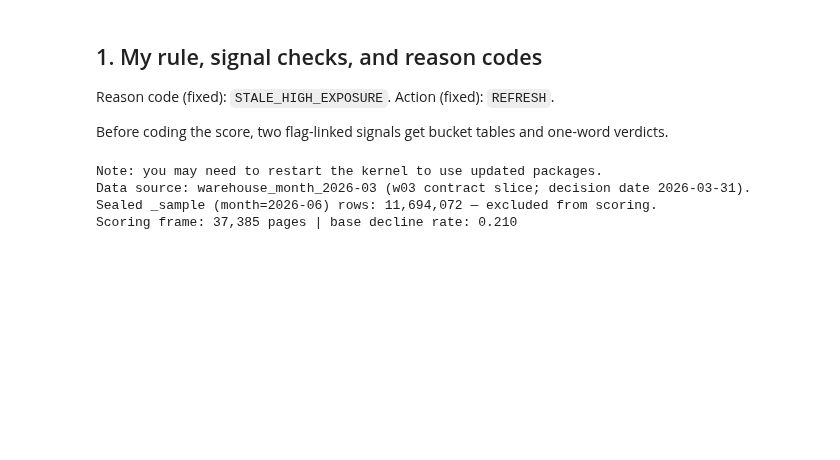
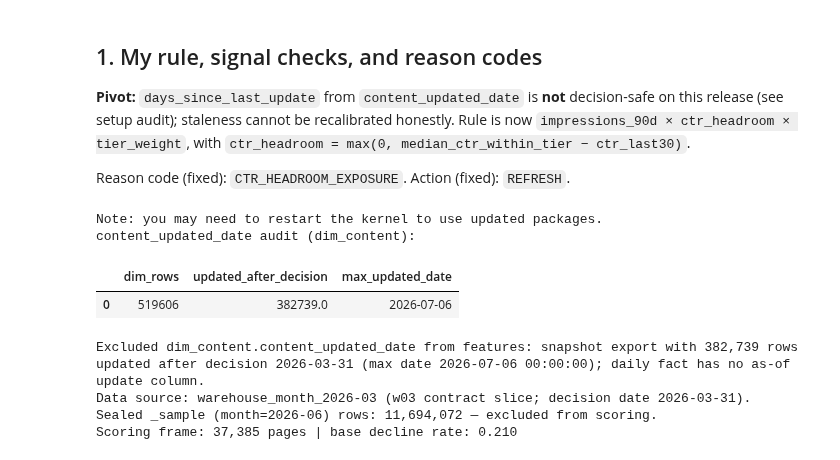
Before and after one commit to JunaidAhamed-7777/flyrank-machine-learning, a Jupyter notebook: work/notebooks/w04_baseline_score.ipynb, the cells around one changed output. Saved outputs shown, nothing was run; the diff lists cells and outputs as text; code cells hidden in the pictures; blank space fills up the shorter version.

```diff
--- a/work/notebooks/w04_baseline_score.ipynb
+++ b/work/notebooks/w04_baseline_score.ipynb
@@ -11,9 +11,9 @@
 # %% [markdown]
 ## 1. My rule, signal checks, and reason codes
 
-Reason code (fixed): `STALE_HIGH_EXPOSURE`. Action (fixed): `REFRESH`.
+**Pivot:** `days_since_last_update` from `content_updated_date` is **not** decision-safe on this release (see setup audit); staleness cannot be recalibrated honestly. Rule is now `impressions_90d × ctr_headroom × tier_weight`, with `ctr_headroom = max(0, median_ctr_within_tier − ctr_last30)`.
 
-Before coding the score, two flag-linked signals get bucket tables and one-word verdicts.
+Reason code (fixed): `CTR_HEADROOM_EXPOSURE`. Action (fixed): `REFRESH`.
 # %%
 %pip -q install duckdb huggingface_hub truststore pandas numpy
 
@@ -51,10 +51,21 @@ if not HF_TOKEN:
     )
 
 DECISION_DATE = "2026-03-31"
-STALE_DAYS = 180
 DATA_SOURCE = None
 BLOCKED_NOTE = None
+UPDATE_DATE_OUTCOME = None
+EXCLUDED_POST_DECISION_CREATED = 0
 con = None
+
+TIER_WEIGHT = {
+    "top_3": 1.0,
+    "page_1": 0.9,
+    "striking": 0.85,
+    "page_3_5": 0.7,
+    "deep": 0.5,
+    "no_data": 0.0,
+}
+
 
 def position_tier(pos: float) -> str:
     if pd.isna(pos) or pos <= 0:
@@ -73,10 +84,30 @@ def position_tier(pos: float) -> str:
 def load_from_warehouse():
     import duckdb
 
-    global con
+    global con, UPDATE_DATE_OUTCOME, EXCLUDED_POST_DECISION_CREATED
     con = duckdb.connect()
     con.execute(f"CREATE OR REPLACE SECRET hf (TYPE huggingface, TOKEN '{HF_TOKEN}')")
     rel = "hf://datasets/FlyRank/internship-warehouse"
+    dim_content = f"read_parquet('{rel}/dim_content.parquet')"
+
+    audit = con.sql(f"""
+        SELECT
+            COUNT(*) AS dim_rows,
+            SUM(CASE WHEN content_updated_date > DATE '{DECISION_DATE}' THEN 1 ELSE 0 END) AS updated_after_decision,
+            MAX(content_updated_date) AS max_updated_date
+        FROM {dim_content}
+    """).df()
+    print("content_updated_date audit (dim_content):")
+    display(audit)
+    post_dec = int(audit.loc[0, "updated_after_decision"])
+    max_upd = audit.loc[0, "max_updated_date"]
+    UPDATE_DATE_OUTCOME = (
+        "Excluded dim_content.content_updated_date from features: snapshot export with "
+        f"{post_dec:,} rows updated after decision {DECISION_DATE} (max date {max_upd}); "
+        "daily fact has no as-of update column."
+    )
+    print(UPDATE_DATE_OUTCOME)
+
     fact_90d = (
         "read_parquet(["
         f"'{rel}/fact_content_daily_performance/month=2026-01/*.parquet',"
@@ -84,7 +115,6 @@ def load_from_warehouse():
         f"'{rel}/fact_content_daily_performance/month=2026-03/*.parquet'"
         "])"
     )
-    dim_content = f"read_parquet('{rel}/dim_content.parquet')"
     sql = f"""
     WITH daily AS (
         SELECT * FROM {fact_90d}
@@ -101,6 +131,8 @@ def load_from_warehouse():
             SUM(CASE WHEN report_date > DATE '{DECISION_DATE}' - INTERVAL 60 DAY
                       AND report_date <= DATE '{DECISION_DATE}' - INTERVAL 30 DAY
                      THEN COALESCE(gsc_impressions, 0) ELSE 0 END) AS imp_prev30,
+            SUM(CASE WHEN report_date > DATE '{DECISION_DATE}' - INTERVAL 30 DAY
+                     THEN COALESCE(gsc_clicks, 0) ELSE 0 END) AS clk_last30,
             AVG(CASE WHEN report_date > DATE '{DECISION_DATE}' - INTERVAL 30 DAY
                      THEN gsc_avg_position END) AS avg_position,
             BOOL_AND(gsc_data_available IS TRUE) AS gsc_ok
@@ -124,14 +156,16 @@ def load_from_warehouse():
         l.client_hash_id AS client_id,
         l.content_hash_id AS content_id,
         l.impressions_90d,
+        l.imp_last30,
+        l.clk_last30,
         l.avg_position,
         l.trend_direction,
-        DATE_DIFF('day', d.content_updated_date, DATE '{DECISION_DATE}') AS days_since_last_update,
         DATE_DIFF('day', d.content_created_date, DATE '{DECISION_DATE}') AS content_age_days,
         d.search_volume
     FROM labeled l
-    LEFT JOIN {dim_content} d USING (content_hash_id)
-    WHERE DATE_DIFF('day', d.content_created_date, DATE '{DECISION_DATE}') >= 90
+    INNER JOIN {dim_content} d USING (content_hash_id)
+    WHERE d.content_created_date <= DATE '{DECISION_DATE}'
+      AND DATE_DIFF('day', d.content_created_date, DATE '{DECISION_DATE}') >= 90
     """
     df = con.sql(sql).df()
     return df
@@ -139,35 +173,54 @@ def load_from_warehouse():
 
 def load_from_starter():
     path = ROOT / "data" / "raw" / "content_refresh_anonymized.csv"
     df = pd.read_csv(path)
     df = df[(df["impressions_90d"] > 0) & (df["content_age_days"] >= 90)].copy()
+    UPDATE_DATE_OUTCOME = (
+        "Starter CSV: days_since_last_update excluded from score (same leakage class as "
+        "warehouse snapshot); pivot uses ctr and position_tier only."
+    )
     return df
 
 
 try:
     pages = load_from_warehouse()
     DATA_SOURCE = "warehouse_month_2026-03"
     _sample_n = con.sql(
         "SELECT COUNT(*) FROM read_parquet('hf://datasets/FlyRank/internship-warehouse/fact_content_daily_performance_sample.parquet')"
     ).fetchone()[0]
     print(f"Data source: {DATA_SOURCE} (w03 contract slice; decision date {DECISION_DATE}).")
     print(f"Sealed _sample (month=2026-06) rows: {_sample_n:,} — excluded from scoring.")
 except Exception as exc:
     BLOCKED_NOTE = str(exc)
     pages = load_from_starter()
     DATA_SOURCE = "starter_csv"
     print(f"BLOCKED: warehouse load failed ({BLOCKED_NOTE[:120]}…)")
     print(f"Falling back to starter_csv: {len(pages):,} rows.")
 
+if "ctr_last30" not in pages.columns:
+    if "ctr" in pages.columns and "impressions_last_30d" in pages.columns:
+        pages["ctr_last30"] = pages["ctr"]
+        pages["imp_last30"] = pages["impressions_last_30d"]
+    else:
+        pages["ctr_last30"] = np.where(
+            pages["imp_last30"] > 0,
+            pages["clk_last30"] / pages["imp_last30"] * 100.0,
+            0.0,
+        )
+
 if "position_tier" not in pages.columns:
     pages["position_tier"] = pages["avg_position"].map(position_tier)
 
 pages["is_declining_label"] = pages["trend_direction"].str.lower().eq("down").astype(int)
 print(f"Scoring frame: {len(pages):,} pages | base decline rate: {pages['is_declining_label'].mean():.3f}")
 # %% [output]
 Note: you may need to restart the kernel to use updated packages.
-Data source: warehouse_month_2026-03 (w03 contract slice; decision date 2026-03-31).
-Sealed _sample (month=2026-06) rows: 11,694,072 — excluded from scoring.
-Scoring frame: 37,385 pages | base decline rate: 0.210
+content_updated_date audit (dim_content):
+|  | dim_rows | updated_after_decision | max_updated_date |
+| 0 | 519606 | 382739.0 | 2026-07-06 |
+Excluded dim_content.content_updated_date from features: snapshot export with 382,739 rows updated after decision 2026-03-31 (max date 2026-07-06 00:00:00); daily fact has no as-of update column.
+Data source: warehouse_month_2026-03 (w03 contract slice; decision date 2026-03-31).
+Sealed _sample (month=2026-06) rows: 11,694,072 — excluded from scoring.
+Scoring frame: 37,385 pages | base decline rate: 0.210
 # %%
 def decline_by_bucket(frame, bucket_col):
```
Also changed, not shown: parts of 8 cells of this notebook.
